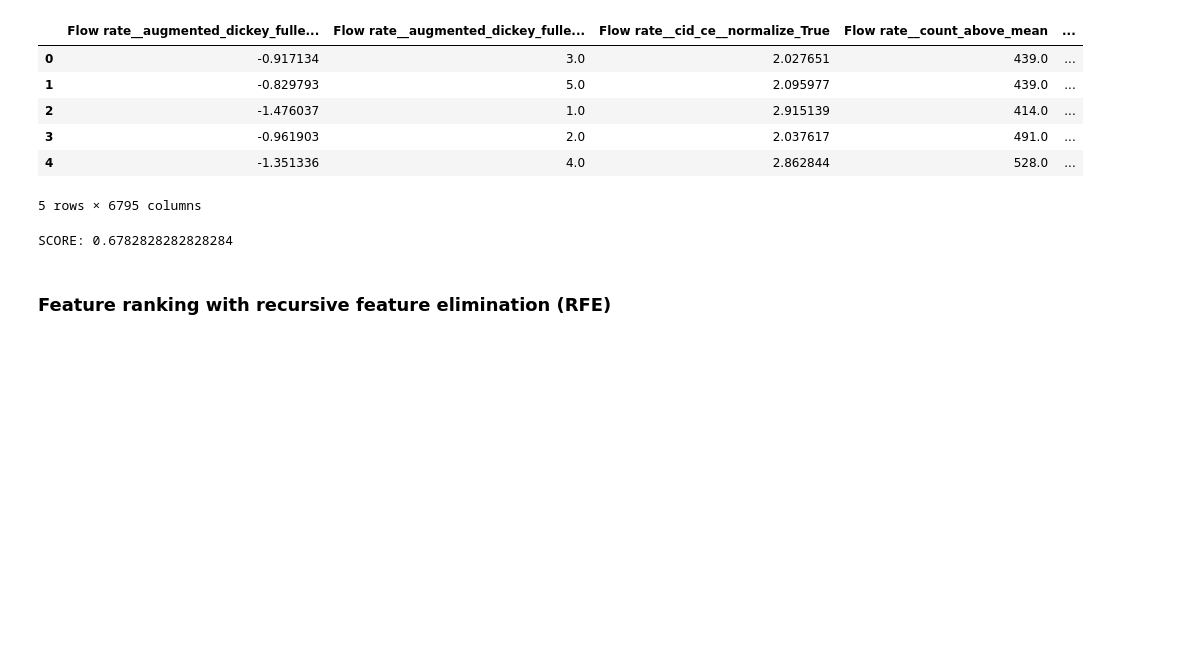
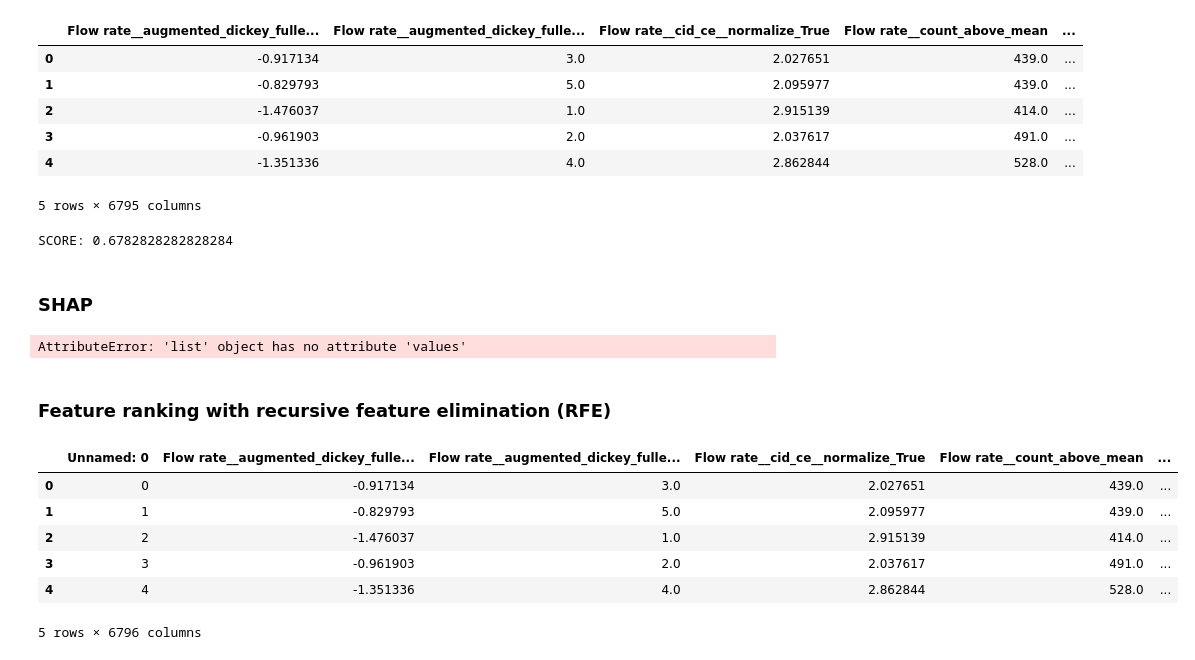
Before and after one commit to xetxezarreta/composite-analysis, a Jupyter notebook: composite.ipynb, the cells around one changed output. Saved outputs shown, nothing was run; the diff lists cells and outputs as text; code cells hidden in the pictures; blank space fills up the shorter version.

```diff
--- a/composite.ipynb
+++ b/composite.ipynb
@@ -156,6 +156,26 @@ get_classification_report(extracted_features, target)
 SCORE: 0.6782828282828284
 # %%
 extracted_features .to_csv('temp/extracted_features_cleaned_1.csv')
+# %% [markdown]
+### SHAP
+# %%
+import eli5
+from eli5.formatters import as_dict
+
+extracted_features = pd.read_csv('temp/extracted_features_cleaned_1.csv')
+
+rf = RandomForestClassifier(n_estimators=100, random_state=seed)
+rf.fit(extracted_features, target)
+
+explanation = eli5.show_weights(rf, top=100)
+
+
+numbers = [2280, 6396, 6294, 114, 1195, 4693, 4378, 6621, 3297, 146, 6454, 1792, 6471, 6547, 1331, 3259]
+
+dftemp = df.iloc[:, numbers.values]
+dftemp
+# %% [output]
+AttributeError: 'list' object has no attribute 'values'
 # %% [markdown]
 ### Feature ranking with recursive feature elimination (RFE)
 # %%
@@ -163,6 +183,16 @@ import pandas as pd
 from sklearn.feature_selection import RFE
 
 extracted_features = pd.read_csv('temp/extracted_features_cleaned_1.csv')
+# %%
+extracted_features.head()
+# %% [output]
+|  | Unnamed: 0 | Flow rate__augmented_dickey_fulle... | Flow rate__augmented_dickey_fulle... | Flow rate__cid_ce__normalize_True | Flow rate__count_above_mean | ... |
+| 0 | 0 | -0.917134 | 3.0 | 2.027651 | 439.0 | ... |
+| 1 | 1 | -0.829793 | 5.0 | 2.095977 | 439.0 | ... |
+| 2 | 2 | -1.476037 | 1.0 | 2.915139 | 414.0 | ... |
+| 3 | 3 | -0.961903 | 2.0 | 2.037617 | 491.0 | ... |
+| 4 | 4 | -1.351336 | 4.0 | 2.862844 | 528.0 | ... |
+5 rows × 6796 columns
 # %%
 from sklearn.datasets import make_friedman1
 from sklearn.feature_selection import RFE
```
